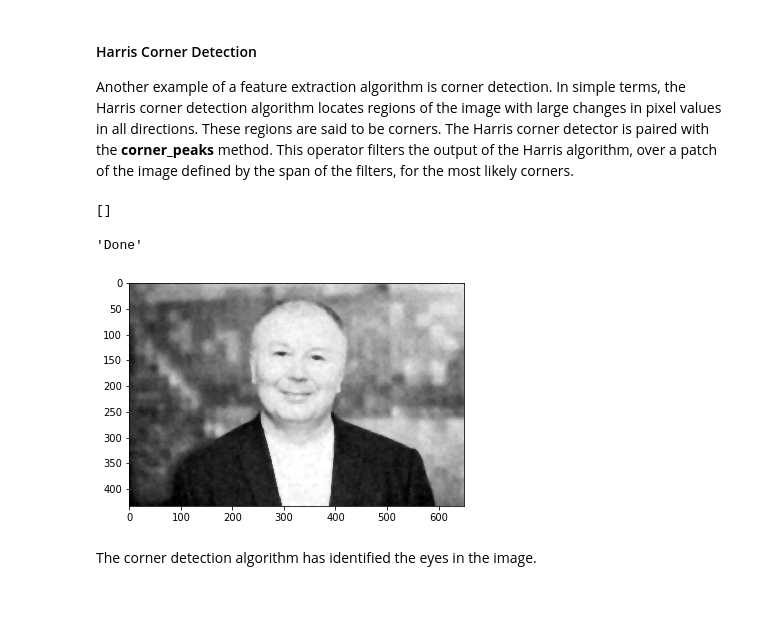
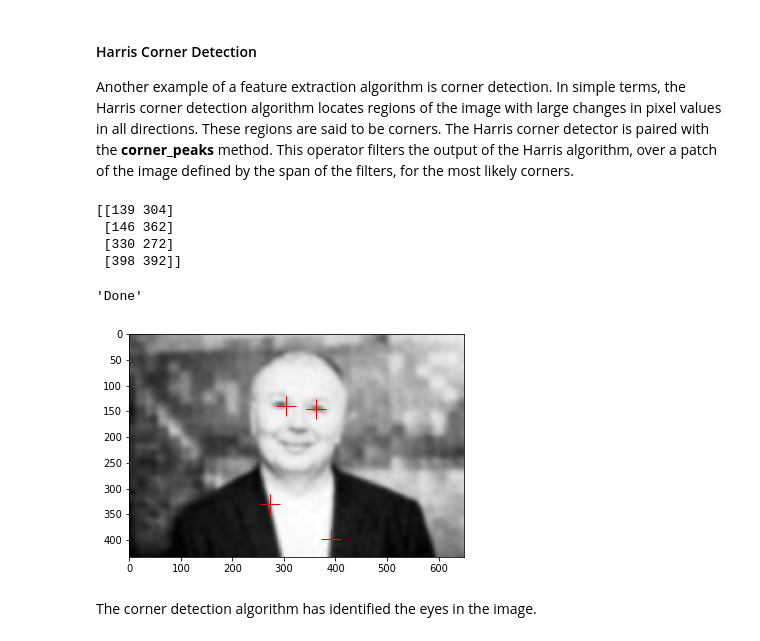
Before and after one commit to OzBonus/Selbstbildung, a Jupyter notebook: DAT263x/Vision.ipynb, the cells around one changed output. Drawn from its saved outputs; the diff is of its cells as text; code cells hidden in the pictures; blank space fills up the shorter version.

```diff
--- a/DAT263x/Vision.ipynb
+++ b/DAT263x/Vision.ipynb
@@ -134,7 +134,7 @@ imshow(i_n, cmap="gray")
 ### Using a Gaussian Filter
 A Gaussian filter applies a weighted average (mean) value for pixels based on the pixels that surround them.
 # %%
-def gauss_filter(im, sigma = 2):
+def gauss_filter(im, sigma = 4):
     from scipy.ndimage.filters import gaussian_filter as gf
     import numpy as np
     return gf(im, sigma = sigma)
@@ -147,7 +147,7 @@ imshow(i_g, cmap="gray")
 ### Using a Median Filter
 The Gaussian filter results in a blurred image - we could try a median filter, which as the name suggests applies the median value to pixels based on the pixels around them.
 # %%
-def med_filter(im, size = 8):
+def med_filter(im, size = 2):
     from scipy.ndimage.filters import median_filter as mf
     import numpy as np
     return mf(im, size = size)
@@ -202,31 +202,34 @@ Another example of a feature extraction algorithm is corner detection. In simple
 # %%
 # Function to apply the Harris corner-detection algorithm to an image
 def corner_harr(im, min_distance = 20):
     from skimage.feature import corner_harris, corner_peaks
     mag = corner_harris(im)
     return corner_peaks(mag, min_distance = min_distance)
 
 # Find the corners in the median filtered image with a minimum distance of 20 pixels
 harris = corner_harr(i_m, 20)
 
 print (harris)
 
 # Function to plot the image with the harris corners marked on it
 def plot_harris(im, harris, markersize = 20, color = 'red'):
     import matplotlib.pyplot as plt
     import numpy as np
     fig = plt.figure(figsize=(6, 6))
     fig.clf()
     ax = fig.gca()
     ax.imshow(np.array(im).astype(float), cmap="gray")
     ax.plot(harris[:, 1], harris[:, 0], 'r+', color = color, markersize=markersize)
     return 'Done'
 
-plot_harris(i_m, harris)
+plot_harris(i_g, harris)
 # %% [output]
-[]
+[[139 304]
+ [146 362]
+ [330 272]
+ [398 392]]
 'Done'
-[figure, old version]
+[figure, new version]
 # %% [markdown]
 The corner detection algorithm has identified the eyes in the image.
 # %% [markdown]
```
Also changed, not shown: parts of 38 cells of this notebook, 9 other files.
